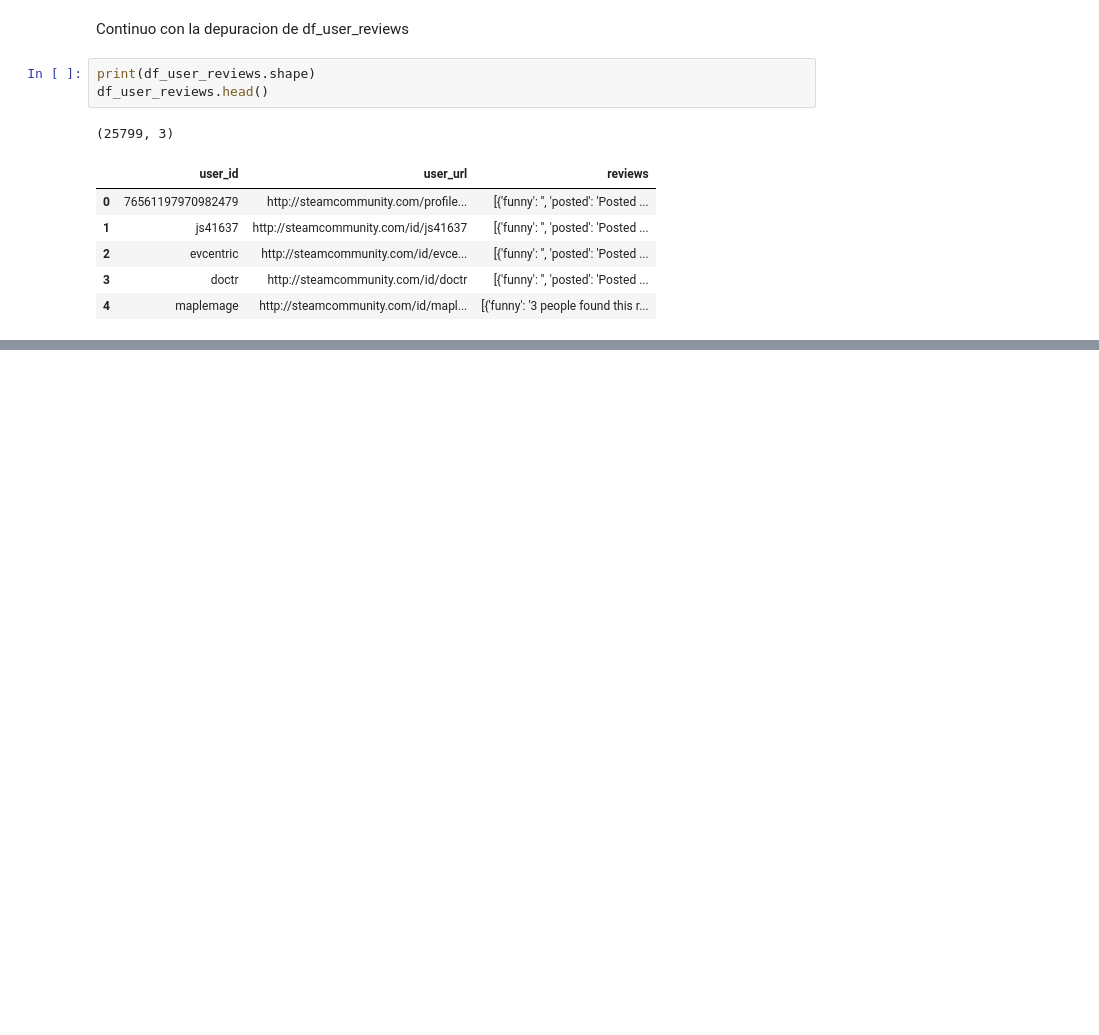
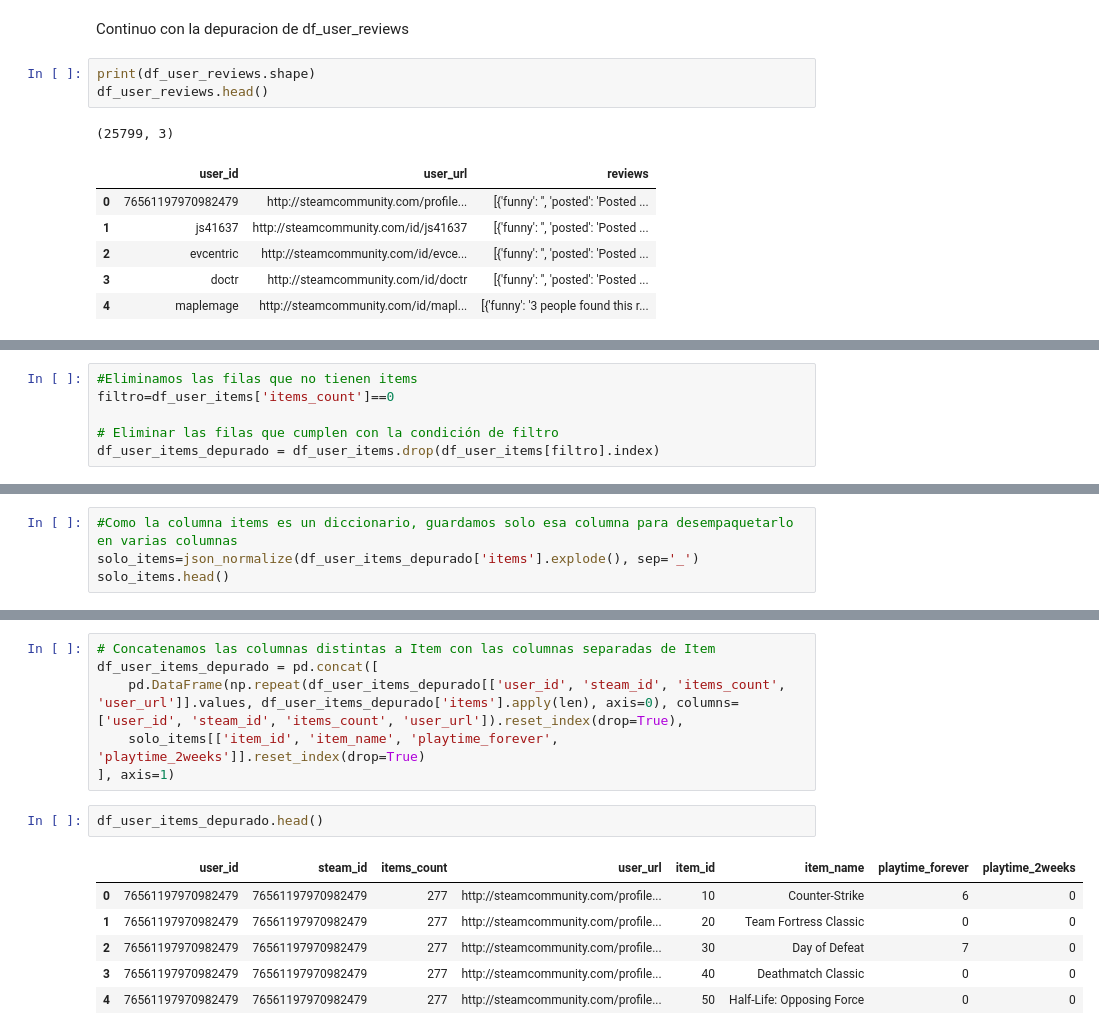
Before and after one commit to SariEliM/VideoGames-An-lisis, a Jupyter notebook: EDA Preliminar.ipynb, the cells around one changed output, grey strips where cells are left out. Cells and saved outputs as stored; diff of their text form; blank space fills up the shorter version.

```diff
--- a/EDA Preliminar.ipynb
+++ b/EDA Preliminar.ipynb
@@ -666,0 +768,6 @@ review         object        28   0.047191
+# %%
+#Eliminamos las filas que no tienen items
+filtro=df_user_items['items_count']==0
+
+# Eliminar las filas que cumplen con la condición de filtro
+df_user_items_depurado = df_user_items.drop(df_user_items[filtro].index)
@@ -666,0 +778,4 @@ review         object        28   0.047191
+# %%
+#Como la columna items es un diccionario, guardamos solo esa columna para desempaquetarlo en varias columnas
+solo_items=json_normalize(df_user_items_depurado['items'].explode(), sep='_')
+solo_items.head()
@@ -666,0 +789,15 @@ review         object        28   0.047191
+# %%
+# Concatenamos las columnas distintas a Item con las columnas separadas de Item
+df_user_items_depurado = pd.concat([
+    pd.DataFrame(np.repeat(df_user_items_depurado[['user_id', 'steam_id', 'items_count', 'user_url']].values, df_user_items_depurado['items'].apply(len), axis=0), columns=['user_id', 'steam_id', 'items_count', 'user_url']).reset_index(drop=True),
+    solo_items[['item_id', 'item_name', 'playtime_forever', 'playtime_2weeks']].reset_index(drop=True)
+], axis=1)
+# %%
+df_user_items_depurado.head()
+# %% [output]
+|  | user_id | steam_id | items_count | user_url | item_id | item_name | playtime_forever | playtime_2weeks |
+| 0 | 76561197970982479 | 76561197970982479 | 277 | http://steamcommunity.com/profile... | 10 | Counter-Strike | 6 | 0 |
+| 1 | 76561197970982479 | 76561197970982479 | 277 | http://steamcommunity.com/profile... | 20 | Team Fortress Classic | 0 | 0 |
+| 2 | 76561197970982479 | 76561197970982479 | 277 | http://steamcommunity.com/profile... | 30 | Day of Defeat | 7 | 0 |
+| 3 | 76561197970982479 | 76561197970982479 | 277 | http://steamcommunity.com/profile... | 40 | Deathmatch Classic | 0 | 0 |
+| 4 | 76561197970982479 | 76561197970982479 | 277 | http://steamcommunity.com/profile... | 50 | Half-Life: Opposing Force | 0 | 0 |
```
Also changed, not shown: parts of 58 cells of this notebook, 3 other files.
